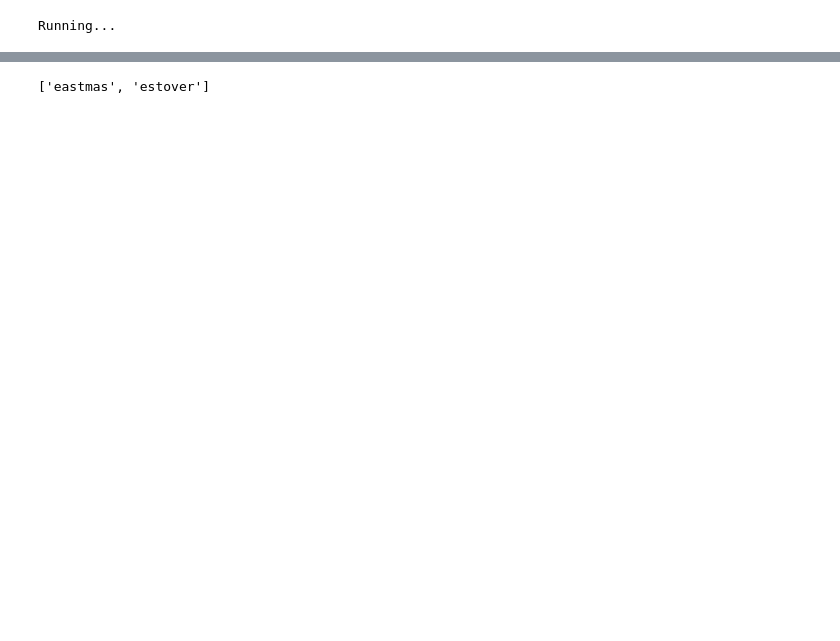
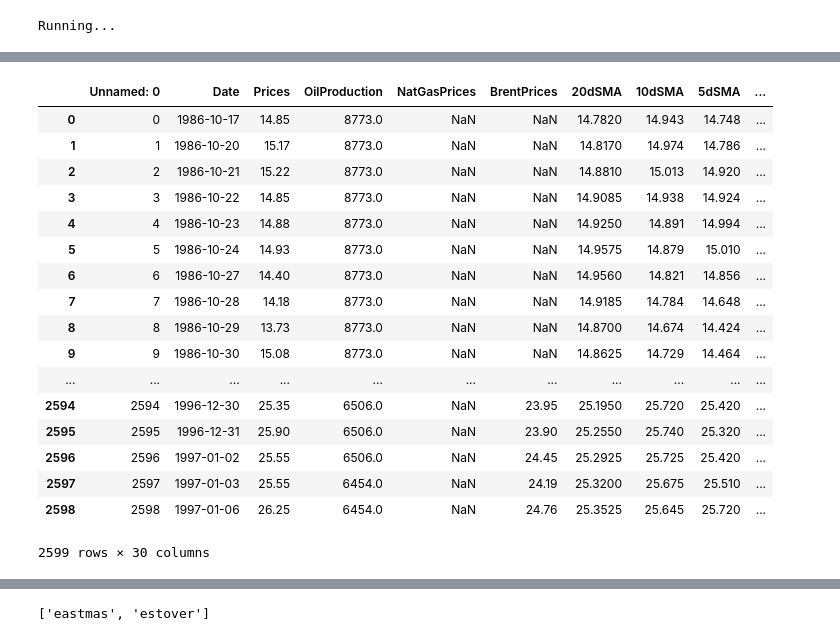
Before and after one commit to Team-Cpp/Team-Cpp, a Jupyter notebook: nnRegressor.ipynb, the cells around one changed output, grey strips where cells are left out. Cells and saved outputs as stored; diff of their text form; code cells hidden in the pictures; blank space fills up the shorter version.

```diff
--- a/nnRegressor.ipynb
+++ b/nnRegressor.ipynb
@@ -38,0 +29,40 @@ params = {
+# %%
+### CONFIGURE ###
+
+# Cost parameters set by the task for running ship for one day
+barrels = 750000
+costPerDay = 30000
+daysToPredict = 1
+
+# Data split for training and testing.
+trainDataDate = '2017-01-01'
+testSplitDate = '2019-11-26'
+
+# Parameters for the model.
+params = {
+    "batch_size": 20,  # 20<16<10, 25 was a bust
+    "epochs": 300,
+    "lr": 0.00010000,
+    "time_steps": 5
+}
+
+# Replace with Cloud path with data later on
+PATH_TO_DRIVE_ML_DATA = "/Users/qw19176/Documents/Courses/Team-Cpp"
+INPUT_PATH = PATH_TO_DRIVE_ML_DATA+"/inputs/"
+OUTPUT_PATH = PATH_TO_DRIVE_ML_DATA+"/outputs/lstm/"
+TIME_STEPS = params["time_steps"]
+BATCH_SIZE = params["batch_size"]
+
+# Some environmental parameters.
+os.environ['TF_CPP_MIN_LOG_LEVEL'] = '2'
+os.environ['TZ'] = 'Europe/London'
+time.tzset()
+stime = time.time()
+
+modDate = dt.today().date()
+dataDate = modDate - td(days=1)
+updateData = False
+is_update_model = True
+
+dataFileName = "inputData_" + str(dataDate) + ".csv"
+modFileName = "LSTM_" + str(modDate) + ".sav"
@@ -179 +225,24 @@ df['weekofyear'] = df['Date'].dt.weekofyear
+# %%
+df.tail()
+df.describe()
+df[df.isna().any(axis=1)]
+# %% [output]
+|  | Unnamed: 0 | Date | Prices | OilProduction | NatGasPrices | BrentPrices | 20dSMA | 10dSMA | 5dSMA | ... |
+| 0 | 0 | 1986-10-17 | 14.85 | 8773.0 | NaN | NaN | 14.7820 | 14.943 | 14.748 | ... |
+| 1 | 1 | 1986-10-20 | 15.17 | 8773.0 | NaN | NaN | 14.8170 | 14.974 | 14.786 | ... |
+| 2 | 2 | 1986-10-21 | 15.22 | 8773.0 | NaN | NaN | 14.8810 | 15.013 | 14.920 | ... |
+| 3 | 3 | 1986-10-22 | 14.85 | 8773.0 | NaN | NaN | 14.9085 | 14.938 | 14.924 | ... |
+| 4 | 4 | 1986-10-23 | 14.88 | 8773.0 | NaN | NaN | 14.9250 | 14.891 | 14.994 | ... |
+| 5 | 5 | 1986-10-24 | 14.93 | 8773.0 | NaN | NaN | 14.9575 | 14.879 | 15.010 | ... |
+| 6 | 6 | 1986-10-27 | 14.40 | 8773.0 | NaN | NaN | 14.9560 | 14.821 | 14.856 | ... |
+| 7 | 7 | 1986-10-28 | 14.18 | 8773.0 | NaN | NaN | 14.9185 | 14.784 | 14.648 | ... |
+| 8 | 8 | 1986-10-29 | 13.73 | 8773.0 | NaN | NaN | 14.8700 | 14.674 | 14.424 | ... |
+| 9 | 9 | 1986-10-30 | 15.08 | 8773.0 | NaN | NaN | 14.8625 | 14.729 | 14.464 | ... |
+| ... | ... | ... | ... | ... | ... | ... | ... | ... | ... | ... |
+| 2594 | 2594 | 1996-12-30 | 25.35 | 6506.0 | NaN | 23.95 | 25.1950 | 25.720 | 25.420 | ... |
+| 2595 | 2595 | 1996-12-31 | 25.90 | 6506.0 | NaN | 23.90 | 25.2550 | 25.740 | 25.320 | ... |
+| 2596 | 2596 | 1997-01-02 | 25.55 | 6506.0 | NaN | 24.45 | 25.2925 | 25.725 | 25.420 | ... |
+| 2597 | 2597 | 1997-01-03 | 25.55 | 6454.0 | NaN | 24.19 | 25.3200 | 25.675 | 25.510 | ... |
+| 2598 | 2598 | 1997-01-06 | 26.25 | 6454.0 | NaN | 24.76 | 25.3525 | 25.645 | 25.720 | ... |
+2599 rows × 30 columns
 # %%
```
Also changed, not shown: parts of 31 cells of this notebook, 25 other files.
